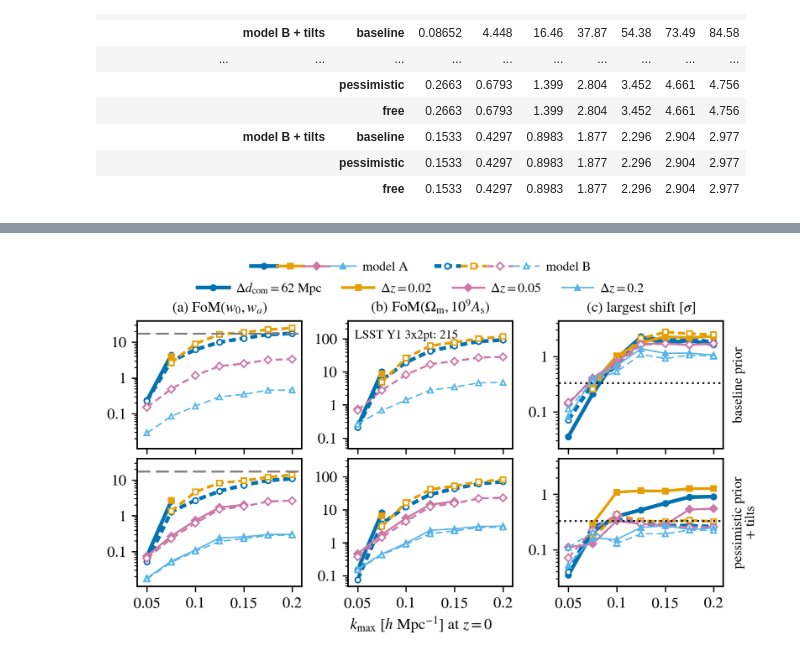
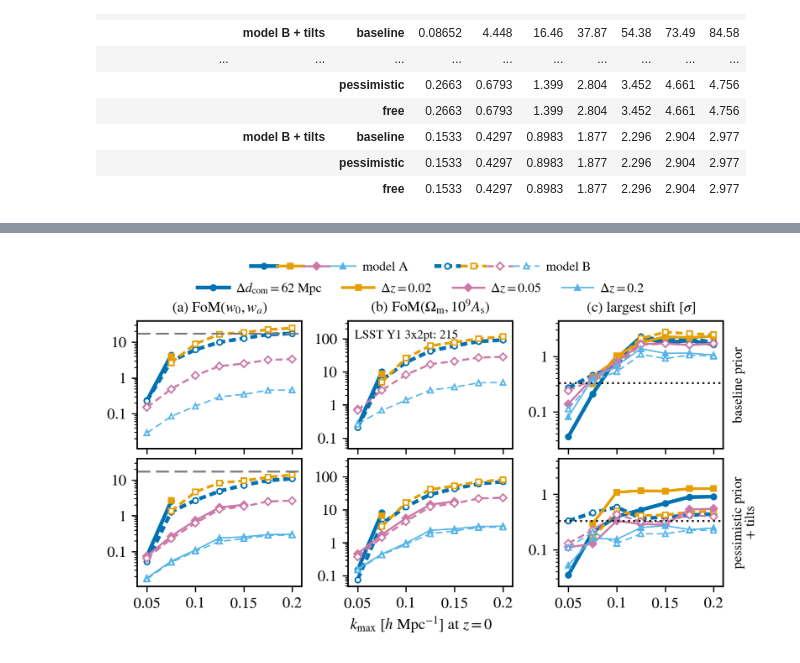
Before and after one commit to SBU-COSMOLIKE/lssty1xdesi, a Jupyter notebook: EXAMPLE_EVALUATE_FISHER_MODEL_B.ipynb, the cells around one changed output, grey strips where cells are left out. Drawn from its saved outputs; the diff is of its cells as text; code cells hidden in the pictures.

```diff
--- a/EXAMPLE_EVALUATE_FISHER_MODEL_B.ipynb
+++ b/EXAMPLE_EVALUATE_FISHER_MODEL_B.ipynb
@@ -436,7 +452,7 @@ for key in LAYOUTS:
     with open(cache, 'rb') as f:
         cached = pickle.load(f)
     expected = {**LAYOUTS[key], 'steps': dict(MODEL_A_STEPS), 'h': H_MAIN}
-    if cached['settings'] != expected:
+    if comparable(cached['settings']) != comparable(expected):
         raise RuntimeError(f'{cache} was computed with {cached["settings"]}; this '
                            f'notebook expects {expected}')
     derivs[key] = cached['derivs']
@@ -668,7 +684,7 @@ for key in COMPUTE_ORDER:
     else:
         with open(cache, 'rb') as f:
             cached = pickle.load(f)
-        if cached['settings'] != settings_now:
+        if comparable(cached['settings']) != comparable(settings_now):
             raise RuntimeError(f'{cache} holds other settings: set '
                                'RECOMPUTE_TEMPLATES = True')
         templates[key] = cached['templates']
@@ -898,6 +914,9 @@ def prior_diagonal(tags, model, kmax):
             out[j] = 1.0/tag[1]**2
         elif tag[0] == 'family':
             out[j] = 1.0/widths[tag[1]]**2
+        elif tag[0] == 'family_scaled':
+            # the family width times a factor (the free-per-bin comparison)
+            out[j] = 1.0/(widths[tag[1]]*tag[2])**2
     return out
 
 
@@ -1254,14 +1275,17 @@ def calibration_drift_vector(key):
     return c
 
 
-def variant_truths(key, variant):
-    '''{truth name: base vector} of the truths a fit of one variant faces;
-    each name is '<family> +' or '<family> -'.'''
+def variant_truths(key, variant, m):
+    '''{truth name: base vector} of the truths a fit of one variant faces at
+    cut m; each name is '<family> +' or '<family> -'. alpha_2 is ALPHA2_TRUTH
+    for model A, and one prior width at the cut for model B.'''
     model = variant.split()[0]
     widths = FIXED_WIDTHS[model]
     plus = {}
     if model == 'A':
         plus['alpha2'] = block_vector(key, {'a2': ALPHA2_TRUTH})
+    else:
+        plus['alpha2'] = block_vector(key, {'a2': prior_widths('B', KMAX_CUTS[m])['A2']})
     plus['SN2'] = block_vector(key, {'T2': SN2_TRUTH})
     plus['offsets'] = block_vector(key, {'b2': widths['DB2'], 'bs2': widths['DBS']})
     plus['calibration drift'] = calibration_drift_vector(key)
@@ -1299,8 +1323,8 @@ def truth_scores(system, truths):
 SCORES, MISMATCH = {}, {}
 for key in LAYOUTS:
     mismatch_truths = {t: block_vector(key, a) for t, a in MISMATCH_TRUTHS.items()}
-    truths_of = {v: variant_truths(key, v) for v in VARIANTS}
     for m in range(NK):
+        truths_of = {v: variant_truths(key, v, m) for v in VARIANTS}
         for variant in VARIANTS:
             for prior in FIT_PRIORS:
                 system, status = fit_system(key, m, variant, prior)
@@ -1853,7 +1882,8 @@ fom_data = {
               'null where a cut leaves no fit. shift: per cut, the shift of a fit of '
               'each variant to each truth, by Fisher linear response, (w0, wa) in units '
               'of the fit\'s ellipse, Omega_m and A_s in their own sigma; the truths '
-              'are alpha_2 = +-12.5 h^-2 Mpc^2 (model A only), SN2 = +-5 units of '
+              'are alpha_2 = +-12.5 h^-2 Mpc^2 for model A and +-1 sigma of its prior '
+              '(0.5/k_max^2) for model B, SN2 = +-5 units of '
               'f_sat sigma_sat^2/nbar, the b2 and bs2 offsets at +-1 sigma of the '
               'variant\'s widths, and the calibration drift, the offsets linear in '
               'redshift across each group with zero mean, changing by calibration_drift '
@@ -1870,38 +1900,39 @@ fom_data = {
     'prior_widths': {model: {**FIXED_WIDTHS[model],
                              'counterterms': f'{COUNTERTERM_FRACTION}/k_max^2'}
                      for model in FIXED_WIDTHS},
-    'truths': {'alpha2_h-2Mpc2': ALPHA2_TRUTH, 'SN2_units': SN2_TRUTH,
-               'offsets': 'one sigma of the variant widths'},
+    'truths': {'alpha2_h-2Mpc2': {'A': ALPHA2_TRUTH,
+                                  'B': f'{COUNTERTERM_FRACTION}/k_max^2 (one prior width)'},
+               'SN2_units': SN2_TRUTH, 'offsets': 'one sigma of the variant widths'},
     'calibration_drift': CAL_DRIFT,
     'lsst_y1_3x2pt_fom': LSST_Y1_SRD_FOM,
     'lsst_y1_3x2pt_fom_om_as': LSST_Y1_SRD_FOM_OM_AS,
     'layouts': [{**layout_entry(key),
                  'fom': {v: {p: per_cut(FOM, key, v, p, 'fom') for p in FIT_PRIORS}
                          for v in VARIANTS},
                  'fom_om_as': {v: {p: per_cut(FOM, key, v, p, 'fom_om_as')
                                    for p in FIT_PRIORS}
                                for v in VARIANTS},
                  'shift': {v: {p: per_cut(SCORES, key, v, p) for p in FIT_PRIORS}
                            for v in VARIANTS},
                  'worst': {v: {p: worst_per_cut(key, v, p) for p in FIT_PRIORS}
                            for v in VARIANTS},
                  'break': {v: {p: break_entry(key, v, p) for p in FIT_PRIORS}
                            for v in VARIANTS}}
                 for key in LAYOUTS],
 }
 
 folder = NOTE_PLOTS + 'fom_kmax_models'
 script = folder + '/plot_fom_kmax_models.py'
 if not os.path.exists(script):
     raise RuntimeError(f'{script} is missing: the folder needs its plot script')
 with open(folder + '/data.json', 'w') as f:
     json.dump(fom_data, f, indent=1)
 # the standalone redraw: isolated mode, and a RuntimeWarning (a NaN in a
 # reduction, say) stops the script
 subprocess.run([sys.executable, '-I', '-W', 'error::RuntimeWarning', script], check=True)
 display(Image(filename=folder + '/fom_kmax_models.png', width=760))
 # %% [output]
-[figure, old version]
+[figure, new version]
 # %% [markdown]
 ## 9. The summary model: model B + tilts on the pessimistic prior
 
```
Also changed, not shown: parts of 13 cells of this notebook, 36 other files.
